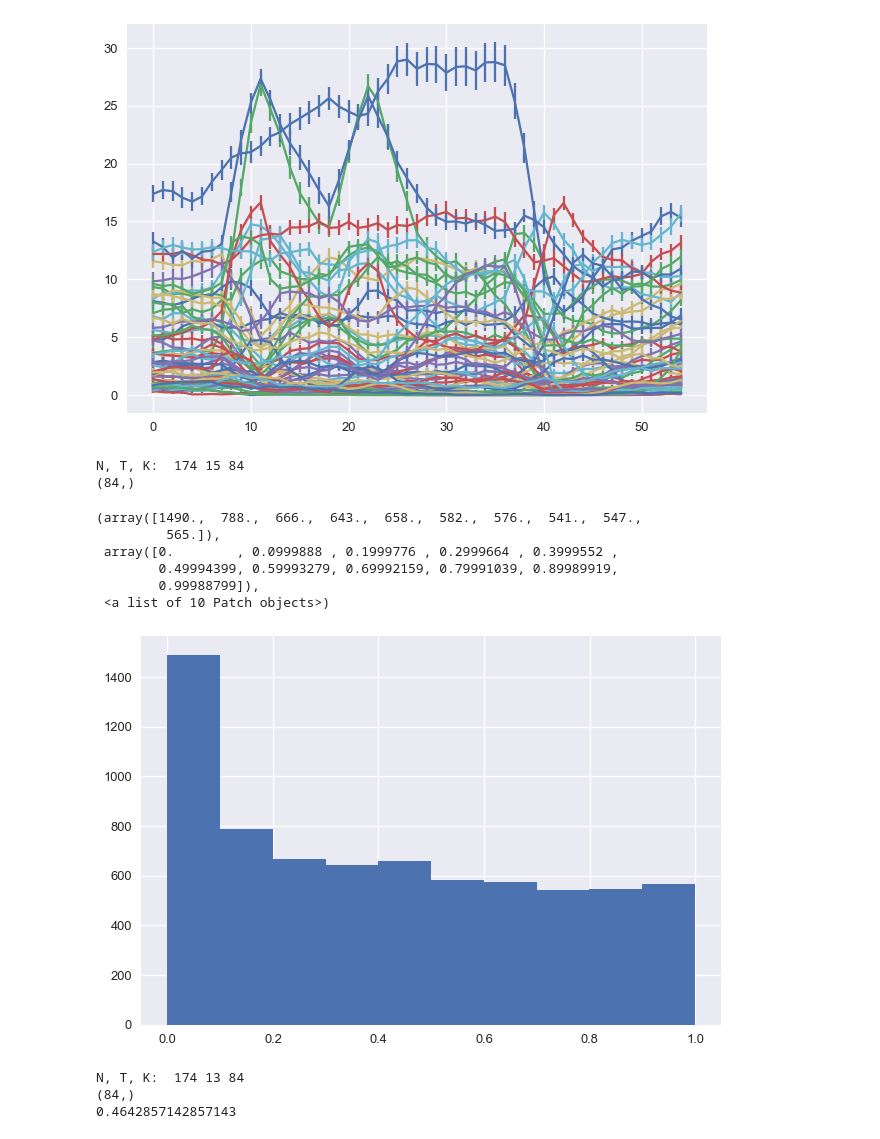
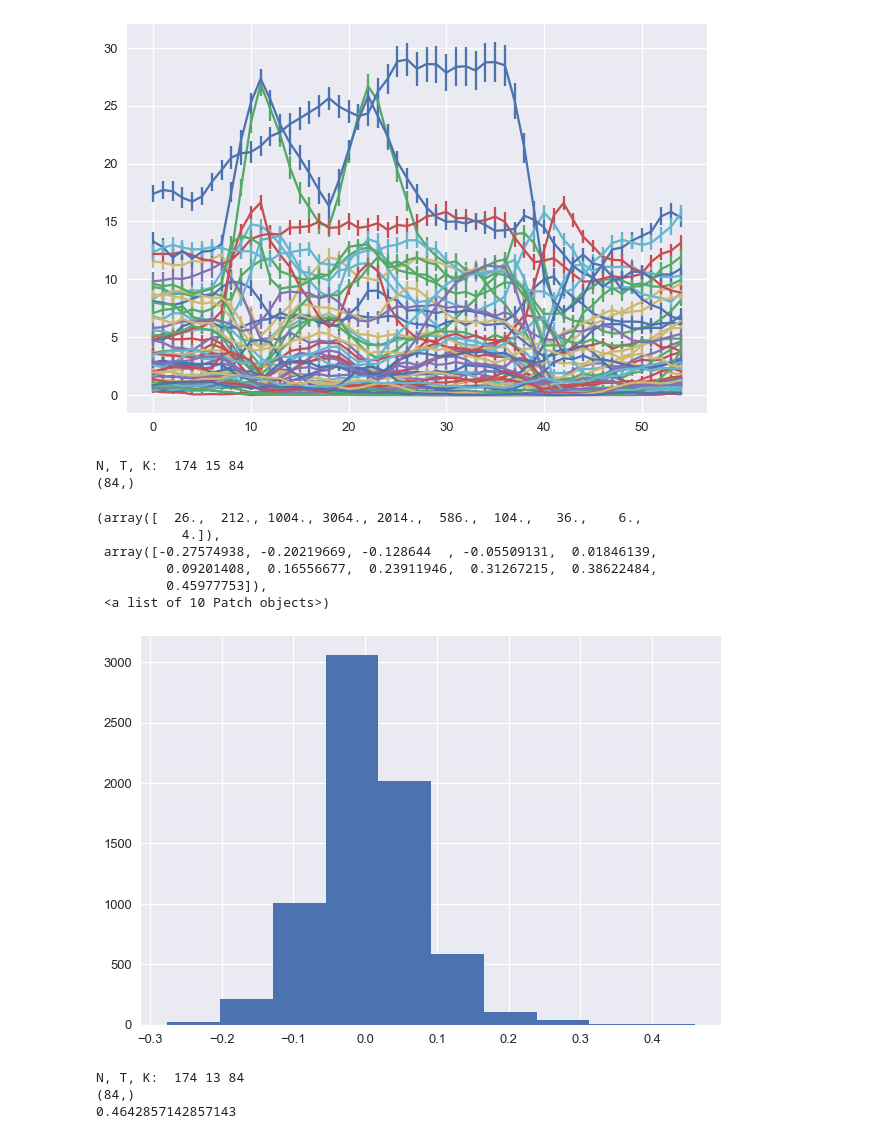
Before and after one commit to jlindsey15/224WProject, a Jupyter notebook: DataReading.ipynb, the cells around one changed output. Drawn from its saved outputs; the diff is of its cells as text; code cells hidden in the pictures.

```diff
--- a/DataReading.ipynb
+++ b/DataReading.ipynb
@@ -269,31 +257,32 @@ def granger_causality(v1, v2, degree=1):
 # %%
 train_rates = data.train_rates[:, 22:37, :]
 N, T, K = train_rates.shape
 print('N, T, K: ', N, T, K)
 print(data.neuron_locations.shape)
 mat = np.zeros([K, K])
 side = np.zeros([K, K])
 for k1 in range(K):
     for k2 in range(K):
         if k1 == k2:
             continue
         v1 = train_rates[:, :, k1].flatten()
         v2 = train_rates[:, :, k2].flatten()
-        value = granger_causality(v1, v2)
+#         value = granger_causality(v1, v2)
+        value = flatten_correlation(v1, v2)
         mat[k1, k2] = value
 #         break
 #     break
 plt.hist(mat.flatten())
 # %% [output]
 N, T, K:  174 15 84
 (84,)
-(array([1490.,  788.,  666.,  643.,  658.,  582.,  576.,  541.,  547.,
-         565.]),
- array([0.        , 0.0999888 , 0.1999776 , 0.2999664 , 0.3999552 ,
-        0.49994399, 0.59993279, 0.69992159, 0.79991039, 0.89989919,
-        0.99988799]),
+(array([  26.,  212., 1004., 3064., 2014.,  586.,  104.,   36.,    6.,
+           4.]),
+ array([-0.27574938, -0.20219669, -0.128644  , -0.05509131,  0.01846139,
+         0.09201408,  0.16556677,  0.23911946,  0.31267215,  0.38622484,
+         0.45977753]),
  <a list of 10 Patch objects>)
-[figure, old version]
+[figure, new version]
 # %%
 for stim_site in range(4):
 #     data = load_data(0, stim_site)
```
Also changed, not shown: parts of 1 cell of this notebook, 3 other files.
